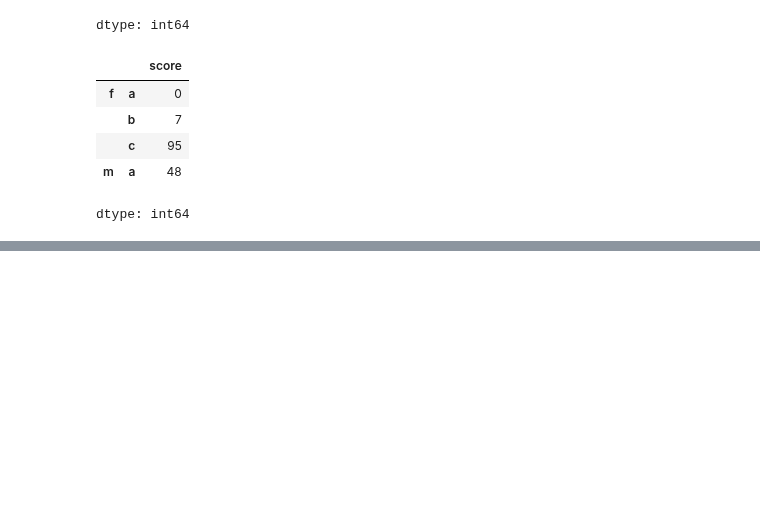
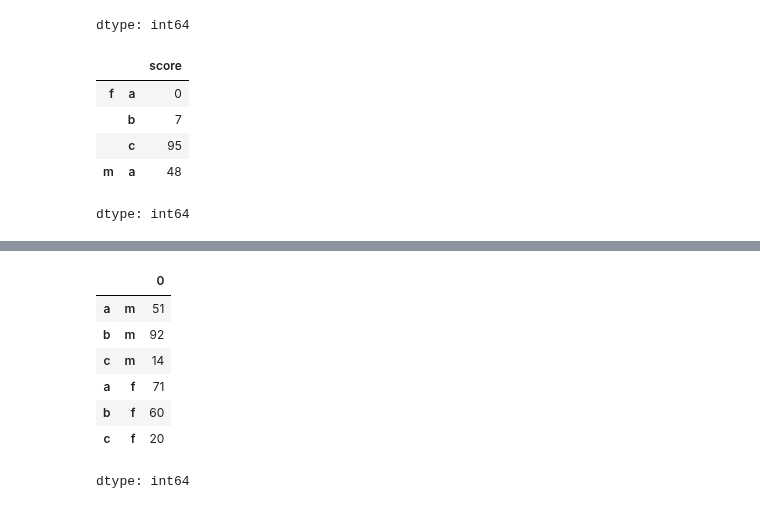
Before and after one commit to JakeOh/202511_BD53, a Jupyter notebook: lab_python/da11_index.ipynb, the cells around one changed output, grey strips where cells are left out. Cells and saved outputs as stored; diff of their text form; code cells hidden in the pictures; blank space fills up the shorter version.

```diff
--- a/lab_python/da11_index.ipynb
+++ b/lab_python/da11_index.ipynb
@@ -193,0 +295,11 @@ dtype: int64
+# %%
+s.swaplevel()
+# %% [output]
+|  |  | 0 |
+| a | m | 51 |
+| b | m | 92 |
+| c | m | 14 |
+| a | f | 71 |
+| b | f | 60 |
+| c | f | 20 |
+dtype: int64
```
Also changed, not shown: parts of 13 cells of this notebook.
